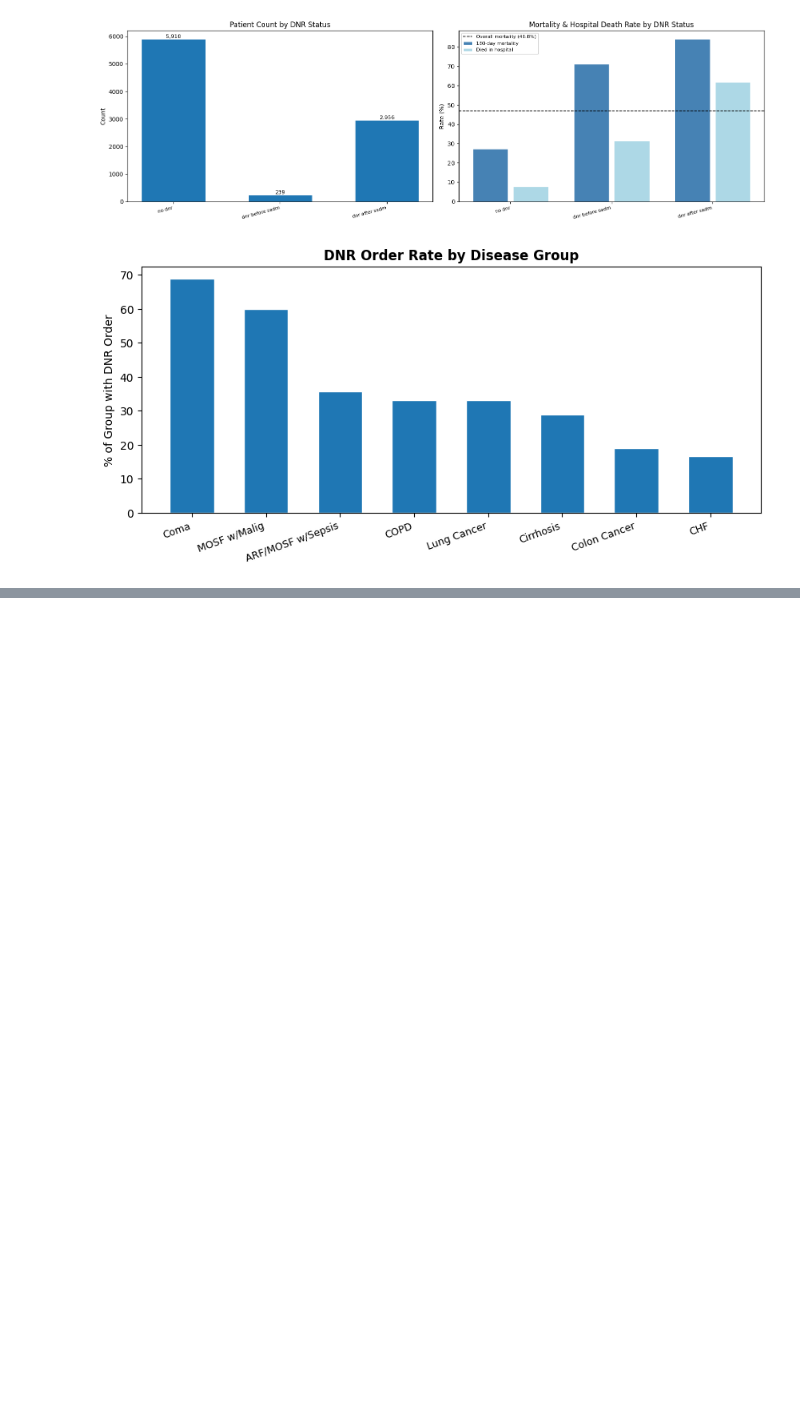
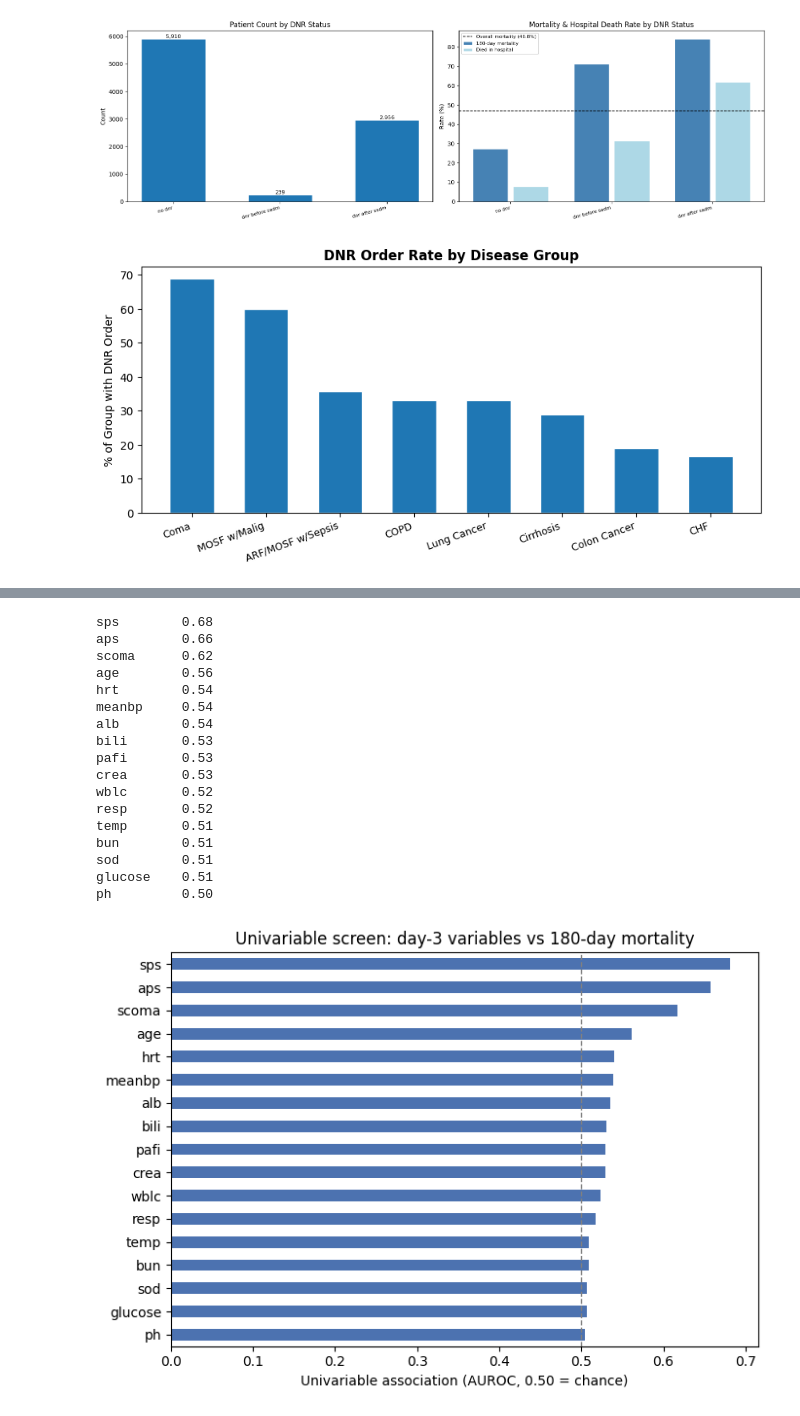
Before and after one commit to GoldenMouse/usd-aai-500-final, a Jupyter notebook: src/notebooks/02_exploratory_analysis.ipynb, the cells around one changed output, grey strips where cells are left out. Saved outputs shown, nothing was run; the diff lists cells and outputs as text; code cells hidden in the pictures; blank space fills up the shorter version.

Commit message:
eda: add univariable screen + imputation check (Sections 8-9, Michael)

```diff
--- a/src/notebooks/02_exploratory_analysis.ipynb
+++ b/src/notebooks/02_exploratory_analysis.ipynb
@@ -440,0 +451,66 @@ plt.show()
+# %%
+import pandas as pd
+import matplotlib.pyplot as plt
+from utils.dataset import load_csv
+
+df = load_csv("support2_cleaned.csv")
+y = df["death_180d"]
+variables = [
+    "aps",
+    "sps",
+    "scoma",
+    "age",
+    "meanbp",
+    "hrt",
+    "resp",
+    "temp",
+    "wblc",
+    "crea",
+    "bili",
+    "alb",
+    "pafi",
+    "bun",
+    "sod",
+    "ph",
+    "glucose",
+]
+variables = [v for v in variables if v in df.columns]
+
+
+def univariable_auroc(x, y):
+    ranks = pd.Series(x).rank().values
+    n_pos, n_neg = y.sum(), len(y) - y.sum()
+    auc = (ranks[y.values == 1].sum() - n_pos * (n_pos + 1) / 2) / (n_pos * n_neg)
+    return max(auc, 1 - auc)
+
+
+scores = pd.Series({v: univariable_auroc(df[v], y) for v in variables}).sort_values(
+    ascending=False
+)
+print(scores.round(2).to_string())
+
+scores[::-1].plot.barh(figsize=(7, 5), color="#4C72B0")
+plt.axvline(0.5, color="gray", linestyle="--", linewidth=1)
+plt.xlabel("Univariable association (AUROC, 0.50 = chance)")
+plt.title("Univariable screen: day-3 variables vs 180-day mortality")
+plt.tight_layout()
+plt.show()
+# %% [output]
+sps        0.68
+aps        0.66
+scoma      0.62
+age        0.56
+hrt        0.54
+meanbp     0.54
+alb        0.54
+bili       0.53
+pafi       0.53
+crea       0.53
+wblc       0.52
+resp       0.52
+temp       0.51
+bun        0.51
+sod        0.51
+glucose    0.51
+ph         0.50
+[figure, added]
```
Also changed, not shown: parts of 6 cells of this notebook.
